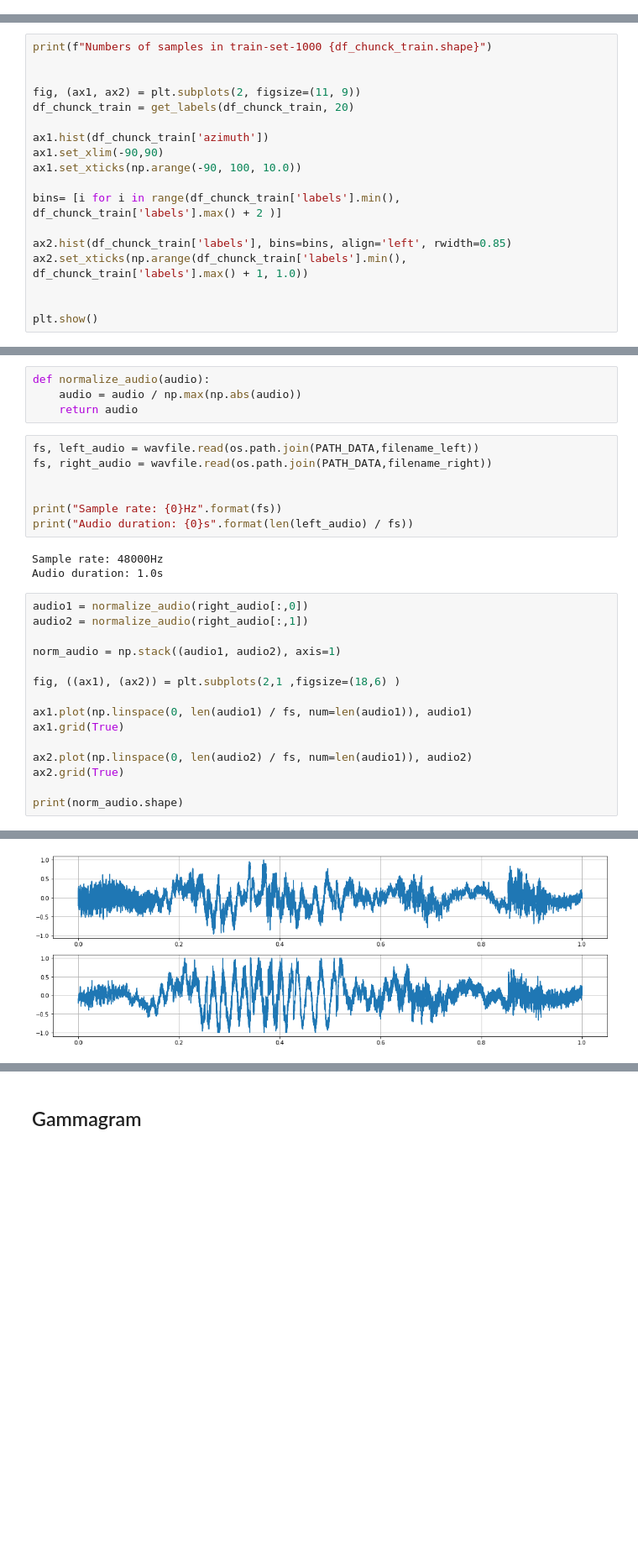
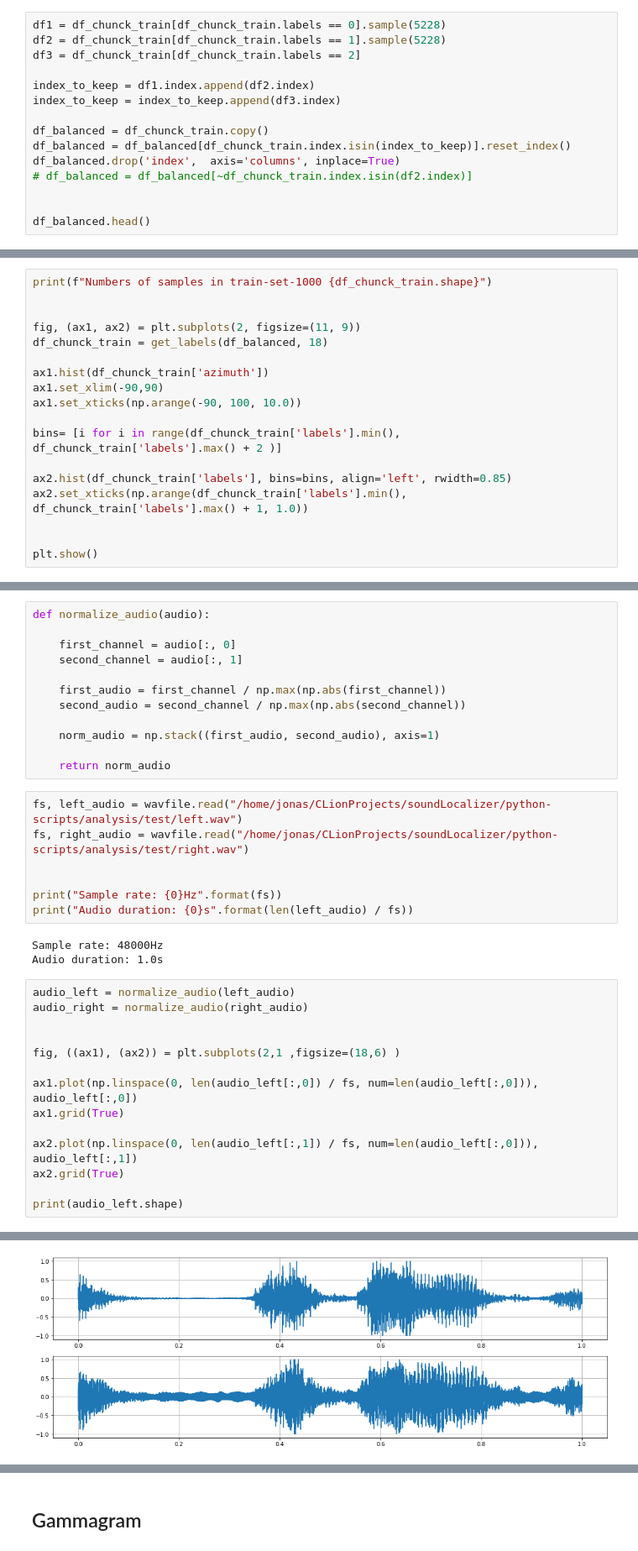
Before and after one commit to omareldardear/soundLocalizer, a Jupyter notebook: python-scripts/analysis/data/analysis.ipynb, the cells around one changed output, grey strips where cells are left out. Shown at 84% size. Cells and saved outputs as stored; diff of their text form; blank space fills up the shorter version.

```diff
--- a/python-scripts/analysis/data/analysis.ipynb
+++ b/python-scripts/analysis/data/analysis.ipynb
@@ -97,0 +158,15 @@ df_chunck_train.head()
+# %%
+df1 = df_chunck_train[df_chunck_train.labels == 0].sample(5228)
+df2 = df_chunck_train[df_chunck_train.labels == 1].sample(5228)
+df3 = df_chunck_train[df_chunck_train.labels == 2]
+
+index_to_keep = df1.index.append(df2.index)
+index_to_keep = index_to_keep.append(df3.index)
+
+df_balanced = df_chunck_train.copy()
+df_balanced = df_balanced[df_chunck_train.index.isin(index_to_keep)].reset_index()
+df_balanced.drop('index',  axis='columns', inplace=True)
+# df_balanced = df_balanced[~df_chunck_train.index.isin(df2.index)]
+
+
+df_balanced.head()
@@ -100,7 +203,7 @@ print(f"Numbers of samples in train-set-1000 {df_chunck_train.shape}")
 
 
 fig, (ax1, ax2) = plt.subplots(2, figsize=(11, 9))
-df_chunck_train = get_labels(df_chunck_train, 20)
+df_chunck_train = get_labels(df_balanced, 18)
 
 ax1.hist(df_chunck_train['azimuth'])
 ax1.set_xlim(-90,90)
@@ -206,10 +320,18 @@ filename_right = df_chunck_test.query('labels == 6')['audio_filename'].values[6]
 # %%
 def normalize_audio(audio):
-    audio = audio / np.max(np.abs(audio))
-    return audio
+
+    first_channel = audio[:, 0]
+    second_channel = audio[:, 1]
+
+    first_audio = first_channel / np.max(np.abs(first_channel))
+    second_audio = second_channel / np.max(np.abs(second_channel))
+
+    norm_audio = np.stack((first_audio, second_audio), axis=1)
+
+    return norm_audio
 # %%
-fs, left_audio = wavfile.read(os.path.join(PATH_DATA,filename_left))
-fs, right_audio = wavfile.read(os.path.join(PATH_DATA,filename_right))
+fs, left_audio = wavfile.read("/home/jonas/CLionProjects/soundLocalizer/python-scripts/analysis/test/left.wav")
+fs, right_audio = wavfile.read("/home/jonas/CLionProjects/soundLocalizer/python-scripts/analysis/test/right.wav")
 
 
 print("Sample rate: {0}Hz".format(fs))
@@ -218,20 +340,19 @@ print("Audio duration: {0}s".format(len(left_audio) / fs))
 Sample rate: 48000Hz
 Audio duration: 1.0s
 # %%
-audio1 = normalize_audio(right_audio[:,0])
-audio2 = normalize_audio(right_audio[:,1])
+audio_left = normalize_audio(left_audio)
+audio_right = normalize_audio(right_audio)
 
-norm_audio = np.stack((audio1, audio2), axis=1)
 
 fig, ((ax1), (ax2)) = plt.subplots(2,1 ,figsize=(18,6) )
 
-ax1.plot(np.linspace(0, len(audio1) / fs, num=len(audio1)), audio1)
+ax1.plot(np.linspace(0, len(audio_left[:,0]) / fs, num=len(audio_left[:,0])), audio_left[:,0])
 ax1.grid(True)
 
-ax2.plot(np.linspace(0, len(audio2) / fs, num=len(audio1)), audio2)
+ax2.plot(np.linspace(0, len(audio_left[:,1]) / fs, num=len(audio_left[:,0])), audio_left[:,1])
 ax2.grid(True)
 
-print(norm_audio.shape)
+print(audio_left.shape)
 # %% [output]
 (48000, 2)
-[figure, old version]
+[figure, new version]
```
Also changed, not shown: parts of 32 cells of this notebook, 5 other files.
